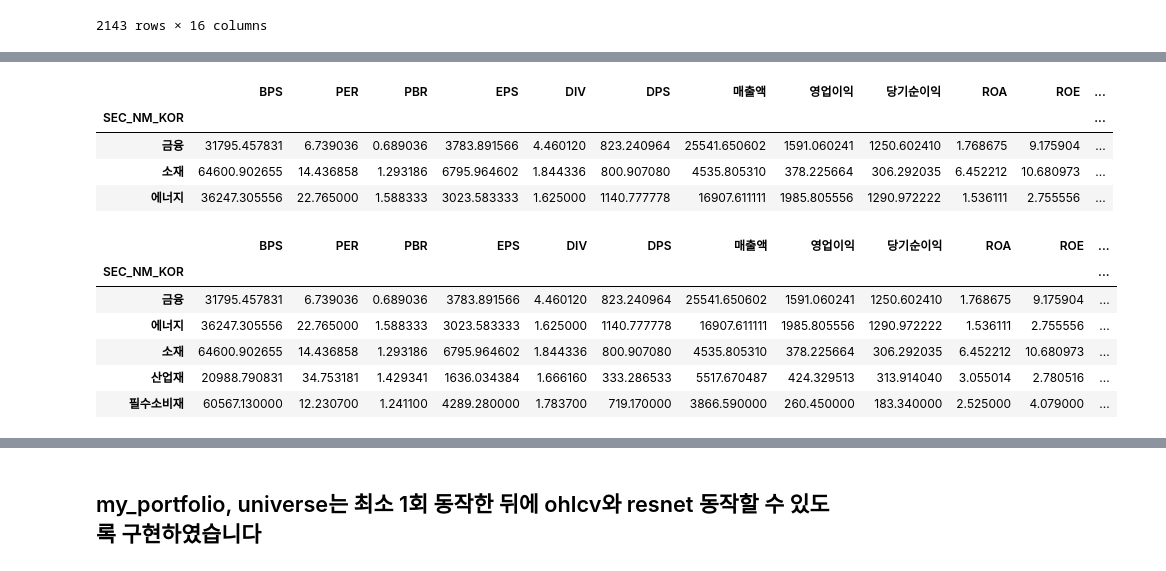
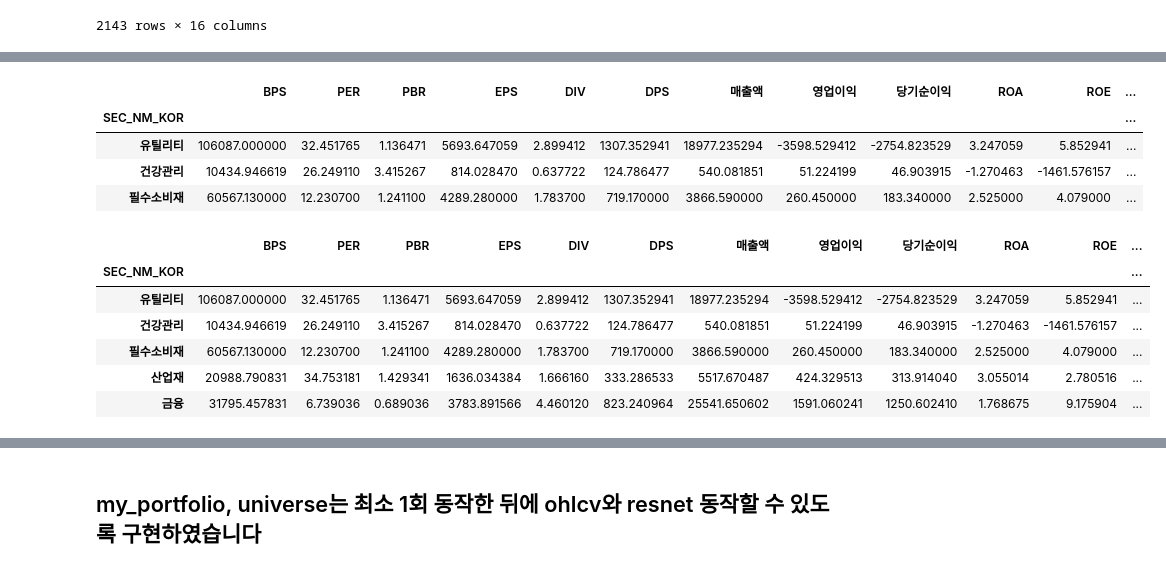
Before and after one commit to seongyeon1/stockData, a Jupyter notebook: Dinger/test_universe_kr.ipynb, the cells around one changed output, grey strips where cells are left out. Cells and saved outputs as stored; diff of their text form; code cells hidden in the pictures.

```diff
--- a/Dinger/test_universe_kr.ipynb
+++ b/Dinger/test_universe_kr.ipynb
@@ -249,21 +253,21 @@ data.get_score(mode='std').sort_values('Score', ascending=False)[:20]
 # %%
-data.top_n_sectors(n=3, mode='mm')
+data.top_n_sectors(n=3, scaling='mm')
 # %% [output]
 |  | BPS | PER | PBR | EPS | DIV | DPS | 매출액 | 영업이익 | 당기순이익 | ROA | ROE | ... |
 | SEC_NM_KOR |  |  |  |  |  |  |  |  |  |  |  | ... |
-| 금융 | 31795.457831 | 6.739036 | 0.689036 | 3783.891566 | 4.460120 | 823.240964 | 25541.650602 | 1591.060241 | 1250.602410 | 1.768675 | 9.175904 | ... |
-| 소재 | 64600.902655 | 14.436858 | 1.293186 | 6795.964602 | 1.844336 | 800.907080 | 4535.805310 | 378.225664 | 306.292035 | 6.452212 | 10.680973 | ... |
-| 에너지 | 36247.305556 | 22.765000 | 1.588333 | 3023.583333 | 1.625000 | 1140.777778 | 16907.611111 | 1985.805556 | 1290.972222 | 1.536111 | 2.755556 | ... |
+| 유틸리티 | 106087.000000 | 32.451765 | 1.136471 | 5693.647059 | 2.899412 | 1307.352941 | 18977.235294 | -3598.529412 | -2754.823529 | 3.247059 | 5.852941 | ... |
+| 건강관리 | 10434.946619 | 26.249110 | 3.415267 | 814.028470 | 0.637722 | 124.786477 | 540.081851 | 51.224199 | 46.903915 | -1.270463 | -1461.576157 | ... |
+| 필수소비재 | 60567.130000 | 12.230700 | 1.241100 | 4289.280000 | 1.783700 | 719.170000 | 3866.590000 | 260.450000 | 183.340000 | 2.525000 | 4.079000 | ... |
 # %%
-data.top_n_sectors(mode='std')
+data.top_n_sectors(scaling='std')
 # %% [output]
 |  | BPS | PER | PBR | EPS | DIV | DPS | 매출액 | 영업이익 | 당기순이익 | ROA | ROE | ... |
 | SEC_NM_KOR |  |  |  |  |  |  |  |  |  |  |  | ... |
+| 유틸리티 | 106087.000000 | 32.451765 | 1.136471 | 5693.647059 | 2.899412 | 1307.352941 | 18977.235294 | -3598.529412 | -2754.823529 | 3.247059 | 5.852941 | ... |
+| 건강관리 | 10434.946619 | 26.249110 | 3.415267 | 814.028470 | 0.637722 | 124.786477 | 540.081851 | 51.224199 | 46.903915 | -1.270463 | -1461.576157 | ... |
+| 필수소비재 | 60567.130000 | 12.230700 | 1.241100 | 4289.280000 | 1.783700 | 719.170000 | 3866.590000 | 260.450000 | 183.340000 | 2.525000 | 4.079000 | ... |
+| 산업재 | 20988.790831 | 34.753181 | 1.429341 | 1636.034384 | 1.666160 | 333.286533 | 5517.670487 | 424.329513 | 313.914040 | 3.055014 | 2.780516 | ... |
 | 금융 | 31795.457831 | 6.739036 | 0.689036 | 3783.891566 | 4.460120 | 823.240964 | 25541.650602 | 1591.060241 | 1250.602410 | 1.768675 | 9.175904 | ... |
-| 에너지 | 36247.305556 | 22.765000 | 1.588333 | 3023.583333 | 1.625000 | 1140.777778 | 16907.611111 | 1985.805556 | 1290.972222 | 1.536111 | 2.755556 | ... |
-| 소재 | 64600.902655 | 14.436858 | 1.293186 | 6795.964602 | 1.844336 | 800.907080 | 4535.805310 | 378.225664 | 306.292035 | 6.452212 | 10.680973 | ... |
-| 산업재 | 20988.790831 | 34.753181 | 1.429341 | 1636.034384 | 1.666160 | 333.286533 | 5517.670487 | 424.329513 | 313.914040 | 3.055014 | 2.780516 | ... |
-| 필수소비재 | 60567.130000 | 12.230700 | 1.241100 | 4289.280000 | 1.783700 | 719.170000 | 3866.590000 | 260.450000 | 183.340000 | 2.525000 | 4.079000 | ... |
 # %%
 data.get_universe()
 # %% [output]
```
Also changed, not shown: parts of 15 cells of this notebook, 3 other files.
